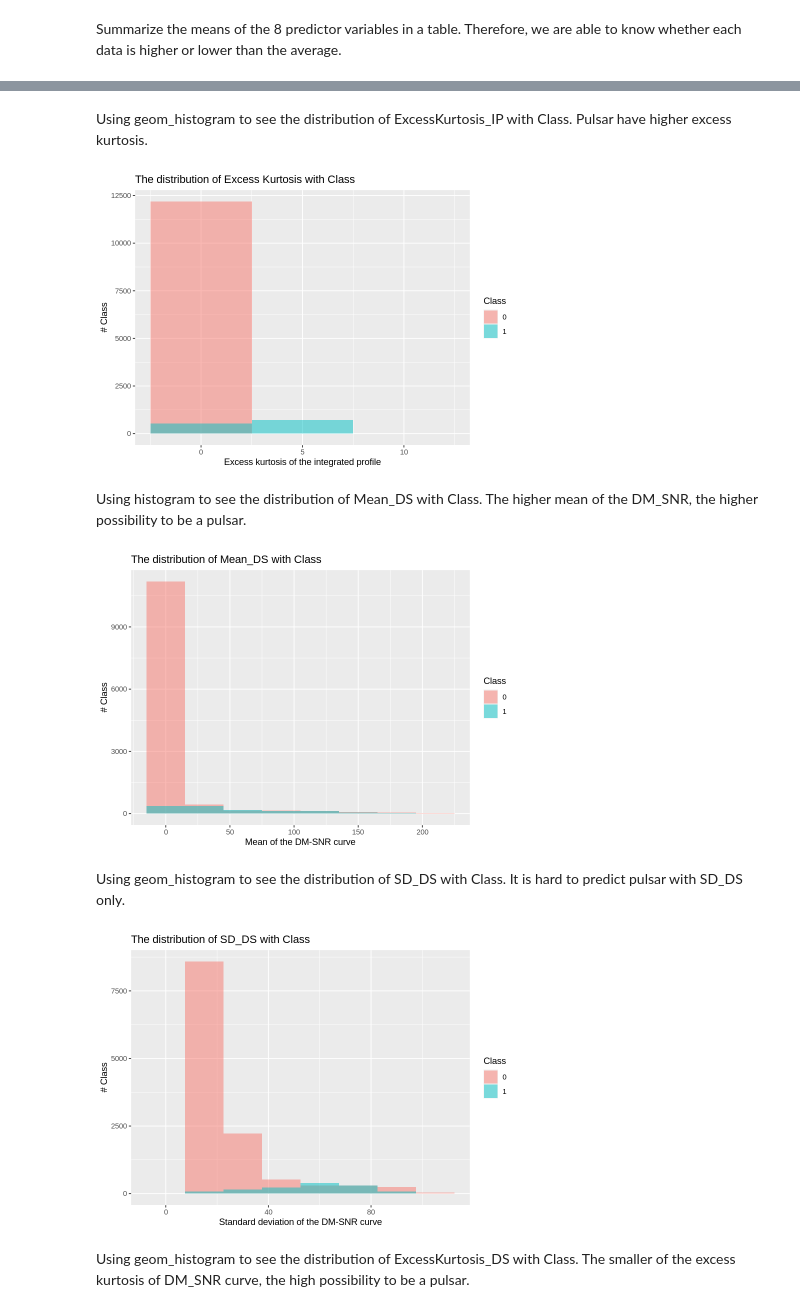
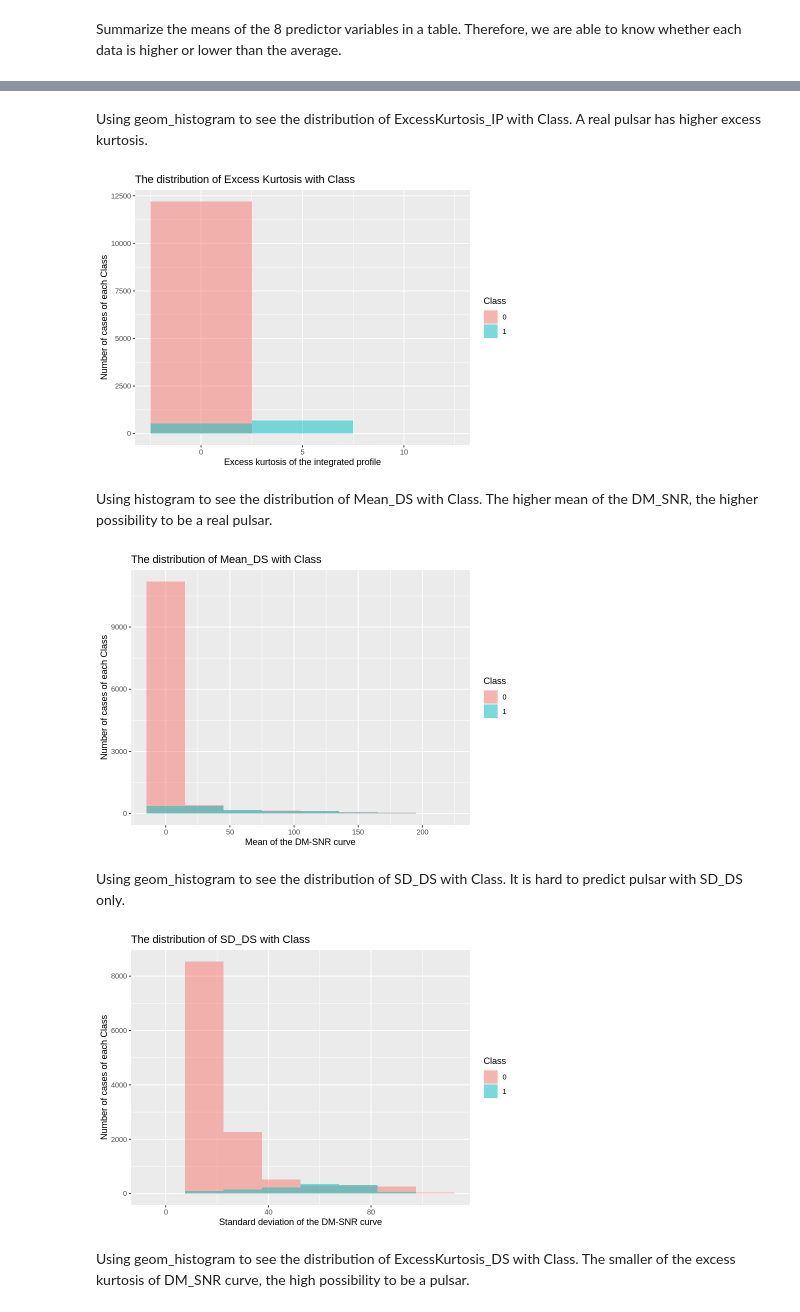
Before and after one commit to JeanetteOfficial/DSCI100_GroupProject_006_1, a Jupyter notebook: projectproposal.ipynb, the cells around one changed output, grey strips where cells are left out. Drawn from its saved outputs; the diff is of its cells as text; code cells hidden in the pictures.

```diff
--- a/projectproposal.ipynb
+++ b/projectproposal.ipynb
@@ -56,7 +56,7 @@ Load the data and add column names manually to clean and wrangle data into tidy
 #  colname(pulsar_raw_data) <-c("Mean_IP","SD_IP","ExcessKurtosis_IP","Skewness_IP",
 #                              "Mean_DS","SD_DS","ExcessKurtosis_DS","Skewness_DS","Class")%>%
 
-pulsar_raw_data <- read_table2("https://raw.githubusercontent.com/JeanetteOfficial/DSCI100_GroupProject_006_1/main/data/HTRU_2.csv",
+pulsar_raw_data <- read_table2("https://raw.githubusercontent.com/JeanetteOfficial/DSCI100_GroupProject_006_1/main/data/HTRU_2.txt",
                           col_names = FALSE)
 pulsar_raw_data <- rename(pulsar_raw_data, "Mean_IP" = X1,
                          "SD_IP" = X2,
@@ -242,18 +257,18 @@ ggtitle("The distribution of Standard deviation with Class")
 # %% [markdown]
-Using geom_histogram to see the distribution of ExcessKurtosis_IP with Class. Pulsar have higher excess kurtosis.
+Using geom_histogram to see the distribution of ExcessKurtosis_IP with Class. A real pulsar has higher excess kurtosis.
 # %%
 options(repr.plot.width = 7, repr.plot.height = 5)
 pulsar_train %>%
     ggplot(aes(x= ExcessKurtosis_IP, fill = Class)) +
     geom_histogram(alpha = 0.5, position = "identity", binwidth=5) +
     labs(x = "Excess kurtosis of the integrated profile",
-       y = "# Class",
+       y = "Number of cases of each Class",
        fill = "Class")+
 ggtitle("The distribution of Excess Kurtosis with Class")
 # %% [output]
-[figure, old version]
+[figure, new version]
 # %% [markdown]
-Using histogram to see the distribution of Mean_DS with Class. The higher mean of the DM_SNR, the higher possibility to be a pulsar.
+Using histogram to see the distribution of Mean_DS with Class. The higher mean of the DM_SNR, the higher possibility to be a real pulsar.
 # %%
 #use histogram to see the distribution of Mean_DS
 options(repr.plot.width = 7, repr.plot.height = 5)
@@ -261,24 +276,24 @@ pulsar_train %>%
     ggplot(aes(x= Mean_DS, fill = Class)) +
     geom_histogram(alpha = 0.5, position = "identity", binwidth=30) +
     labs(x = "Mean of the DM-SNR curve",
-       y = "# Class",
+       y = "Number of cases of each Class",
        fill = "Class")+
 ggtitle("The distribution of Mean_DS with Class")
 # %% [output]
-[figure, old version]
+[figure, new version]
 # %% [markdown]
 Using geom_histogram to see the distribution of SD_DS with Class. It is hard to predict pulsar with SD_DS only.
 # %%
 options(repr.plot.width = 7, repr.plot.height = 5)
 pulsar_train %>%
     ggplot(aes(x= SD_DS, fill = Class)) +
     geom_histogram(alpha = 0.5, position = "identity", binwidth=15) +
     labs(x = "Standard deviation of the DM-SNR curve",
-       y = "# Class",
+       y = "Number of cases of each Class",
        fill = "Class")+
 ggtitle("The distribution of SD_DS with Class")
 # %% [output]
-[figure, old version]
+[figure, new version]
 # %% [markdown]
 Using geom_histogram to see the distribution of ExcessKurtosis_DS with Class. The smaller of the excess kurtosis of DM_SNR curve, the high possibility to be a pulsar.
 # %%
```
Also changed, not shown: parts of 22 cells of this notebook.
